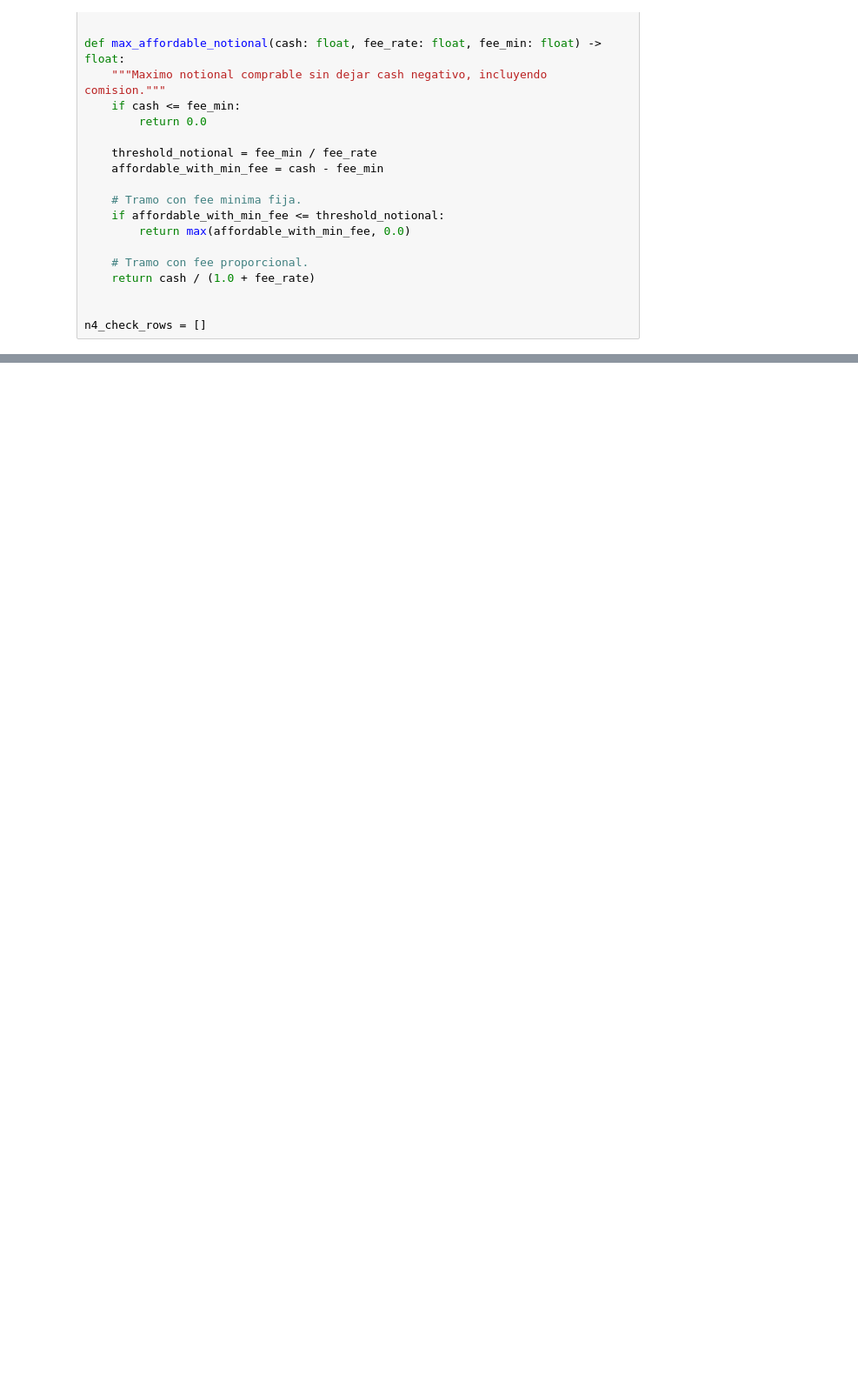
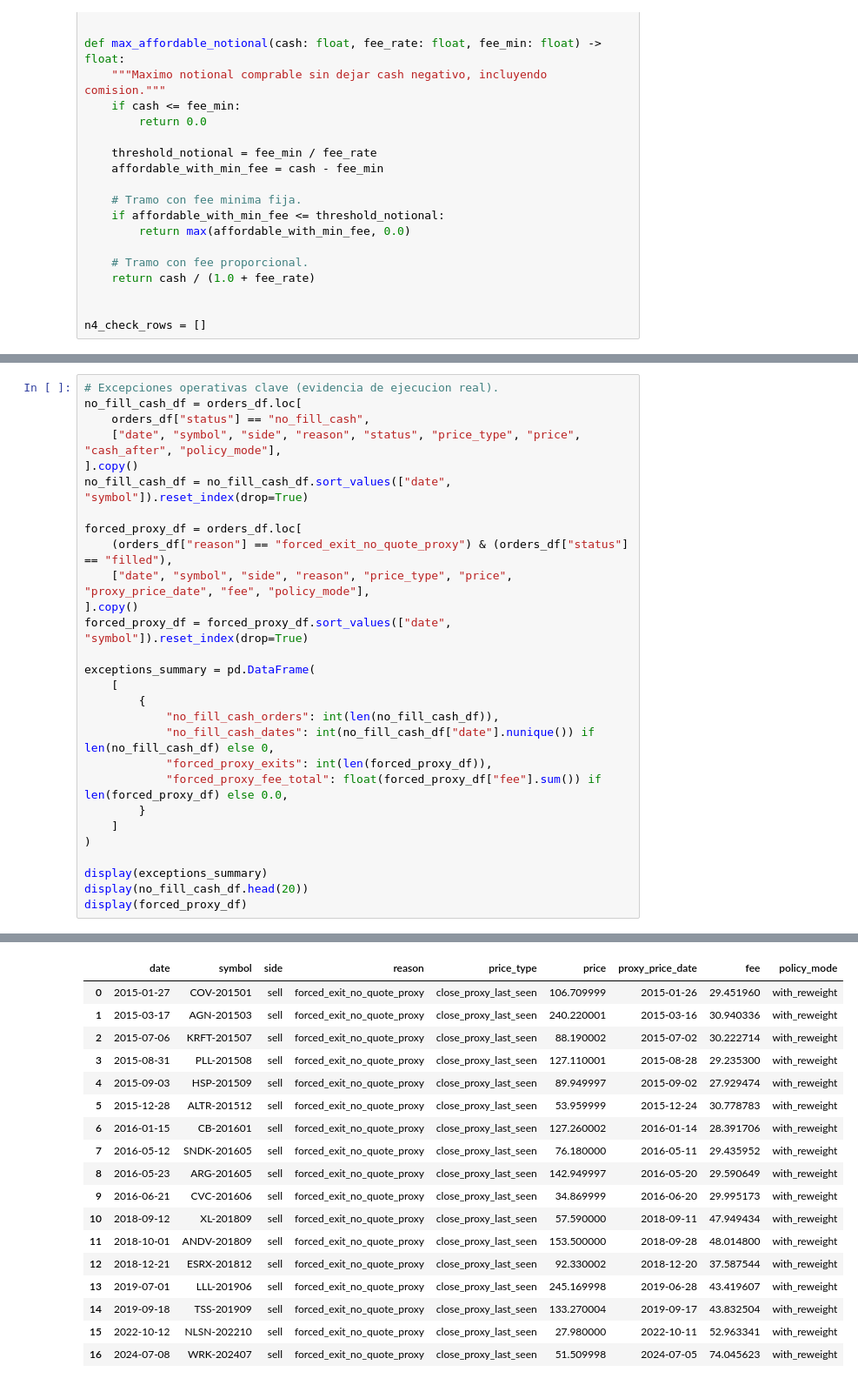
Before and after one commit to DaniPro22/Dise-o-de-Algoritmos-y-Backtesting-Avanzado, a Jupyter notebook: Notebook_4_Ejecucion_y_costes.ipynb, the cells around one changed output, grey strips where cells are left out. Shown at 87% size. Cells and saved outputs as stored; diff of their text form; blank space fills up the shorter version.

```diff
--- a/Notebook_4_Ejecucion_y_costes.ipynb
+++ b/Notebook_4_Ejecucion_y_costes.ipynb
@@ -1625,0 +1565,29 @@ Resumen costes N4:
+# %%
+# Excepciones operativas clave (evidencia de ejecucion real).
+no_fill_cash_df = orders_df.loc[
+    orders_df["status"] == "no_fill_cash",
+    ["date", "symbol", "side", "reason", "status", "price_type", "price", "cash_after", "policy_mode"],
+].copy()
+no_fill_cash_df = no_fill_cash_df.sort_values(["date", "symbol"]).reset_index(drop=True)
+
+forced_proxy_df = orders_df.loc[
+    (orders_df["reason"] == "forced_exit_no_quote_proxy") & (orders_df["status"] == "filled"),
+    ["date", "symbol", "side", "reason", "price_type", "price", "proxy_price_date", "fee", "policy_mode"],
+].copy()
+forced_proxy_df = forced_proxy_df.sort_values(["date", "symbol"]).reset_index(drop=True)
+
+exceptions_summary = pd.DataFrame(
+    [
+        {
+            "no_fill_cash_orders": int(len(no_fill_cash_df)),
+            "no_fill_cash_dates": int(no_fill_cash_df["date"].nunique()) if len(no_fill_cash_df) else 0,
+            "forced_proxy_exits": int(len(forced_proxy_df)),
+            "forced_proxy_fee_total": float(forced_proxy_df["fee"].sum()) if len(forced_proxy_df) else 0.0,
+        }
+    ]
+)
+
+display(exceptions_summary)
+display(no_fill_cash_df.head(20))
+display(forced_proxy_df)
+# %% [output]
@@ -1626,3 +1613,21 @@ Resumen costes N4:
+|  | date | symbol | side | reason | price_type | price | proxy_price_date | fee | policy_mode |
+| 0 | 2015-01-27 | COV-201501 | sell | forced_exit_no_quote_proxy | close_proxy_last_seen | 106.709999 | 2015-01-26 | 29.451960 | with_reweight |
+| 1 | 2015-03-17 | AGN-201503 | sell | forced_exit_no_quote_proxy | close_proxy_last_seen | 240.220001 | 2015-03-16 | 30.940336 | with_reweight |
+| 2 | 2015-07-06 | KRFT-201507 | sell | forced_exit_no_quote_proxy | close_proxy_last_seen | 88.190002 | 2015-07-02 | 30.222714 | with_reweight |
+| 3 | 2015-08-31 | PLL-201508 | sell | forced_exit_no_quote_proxy | close_proxy_last_seen | 127.110001 | 2015-08-28 | 29.235300 | with_reweight |
+| 4 | 2015-09-03 | HSP-201509 | sell | forced_exit_no_quote_proxy | close_proxy_last_seen | 89.949997 | 2015-09-02 | 27.929474 | with_reweight |
+| 5 | 2015-12-28 | ALTR-201512 | sell | forced_exit_no_quote_proxy | close_proxy_last_seen | 53.959999 | 2015-12-24 | 30.778783 | with_reweight |
+| 6 | 2016-01-15 | CB-201601 | sell | forced_exit_no_quote_proxy | close_proxy_last_seen | 127.260002 | 2016-01-14 | 28.391706 | with_reweight |
+| 7 | 2016-05-12 | SNDK-201605 | sell | forced_exit_no_quote_proxy | close_proxy_last_seen | 76.180000 | 2016-05-11 | 29.435952 | with_reweight |
+| 8 | 2016-05-23 | ARG-201605 | sell | forced_exit_no_quote_proxy | close_proxy_last_seen | 142.949997 | 2016-05-20 | 29.590649 | with_reweight |
+| 9 | 2016-06-21 | CVC-201606 | sell | forced_exit_no_quote_proxy | close_proxy_last_seen | 34.869999 | 2016-06-20 | 29.995173 | with_reweight |
+| 10 | 2018-09-12 | XL-201809 | sell | forced_exit_no_quote_proxy | close_proxy_last_seen | 57.590000 | 2018-09-11 | 47.949434 | with_reweight |
+| 11 | 2018-10-01 | ANDV-201809 | sell | forced_exit_no_quote_proxy | close_proxy_last_seen | 153.500000 | 2018-09-28 | 48.014800 | with_reweight |
+| 12 | 2018-12-21 | ESRX-201812 | sell | forced_exit_no_quote_proxy | close_proxy_last_seen | 92.330002 | 2018-12-20 | 37.587544 | with_reweight |
+| 13 | 2019-07-01 | LLL-201906 | sell | forced_exit_no_quote_proxy | close_proxy_last_seen | 245.169998 | 2019-06-28 | 43.419607 | with_reweight |
+| 14 | 2019-09-18 | TSS-201909 | sell | forced_exit_no_quote_proxy | close_proxy_last_seen | 133.270004 | 2019-09-17 | 43.832504 | with_reweight |
+| 15 | 2022-10-12 | NLSN-202210 | sell | forced_exit_no_quote_proxy | close_proxy_last_seen | 27.980000 | 2022-10-11 | 52.963341 | with_reweight |
+| 16 | 2024-07-08 | WRK-202407 | sell | forced_exit_no_quote_proxy | close_proxy_last_seen | 51.509998 | 2024-07-05 | 74.045623 | with_reweight |
 # %% [markdown]
 ## Fin Notebook 4
 
```
Also changed, not shown: parts of 28 cells of this notebook, 4 other files.
